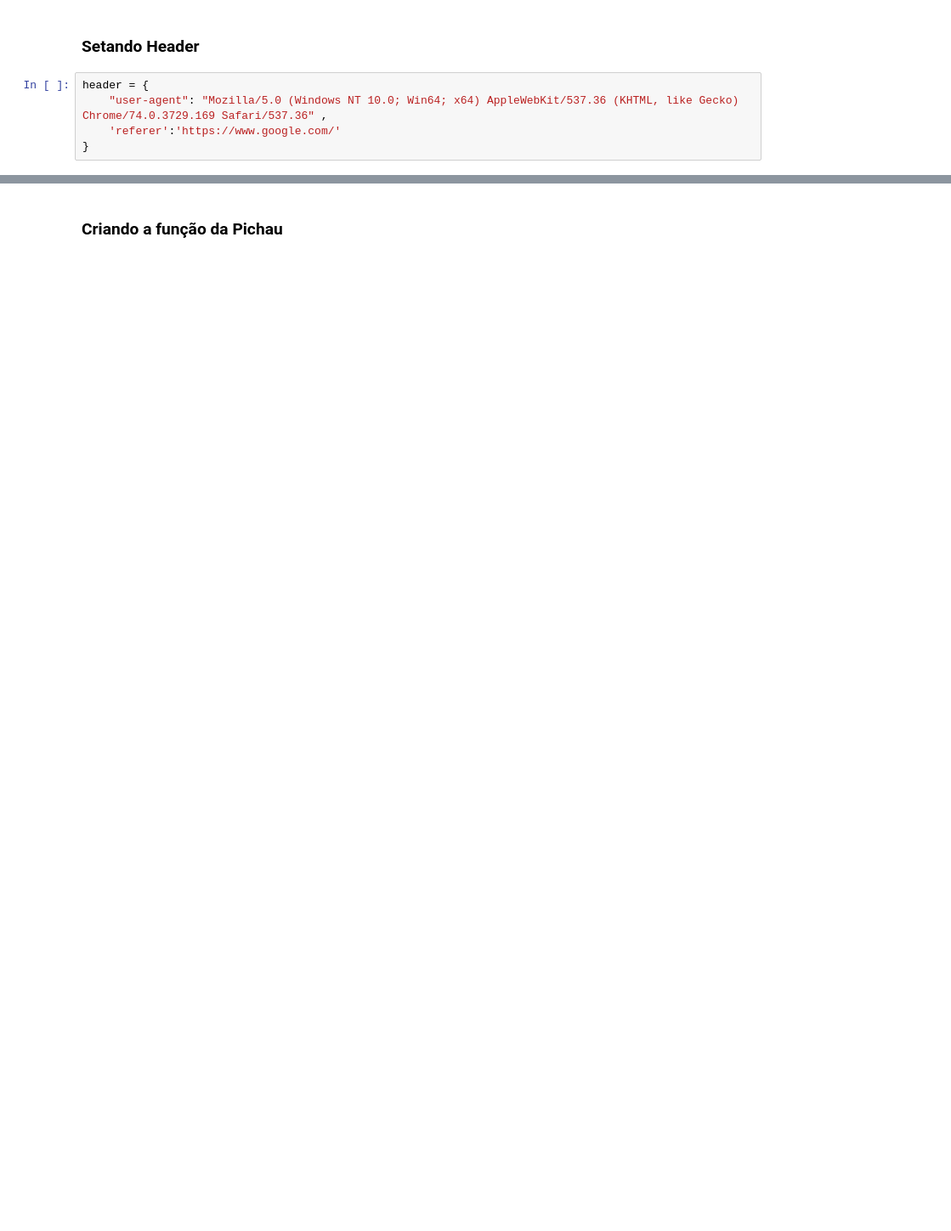
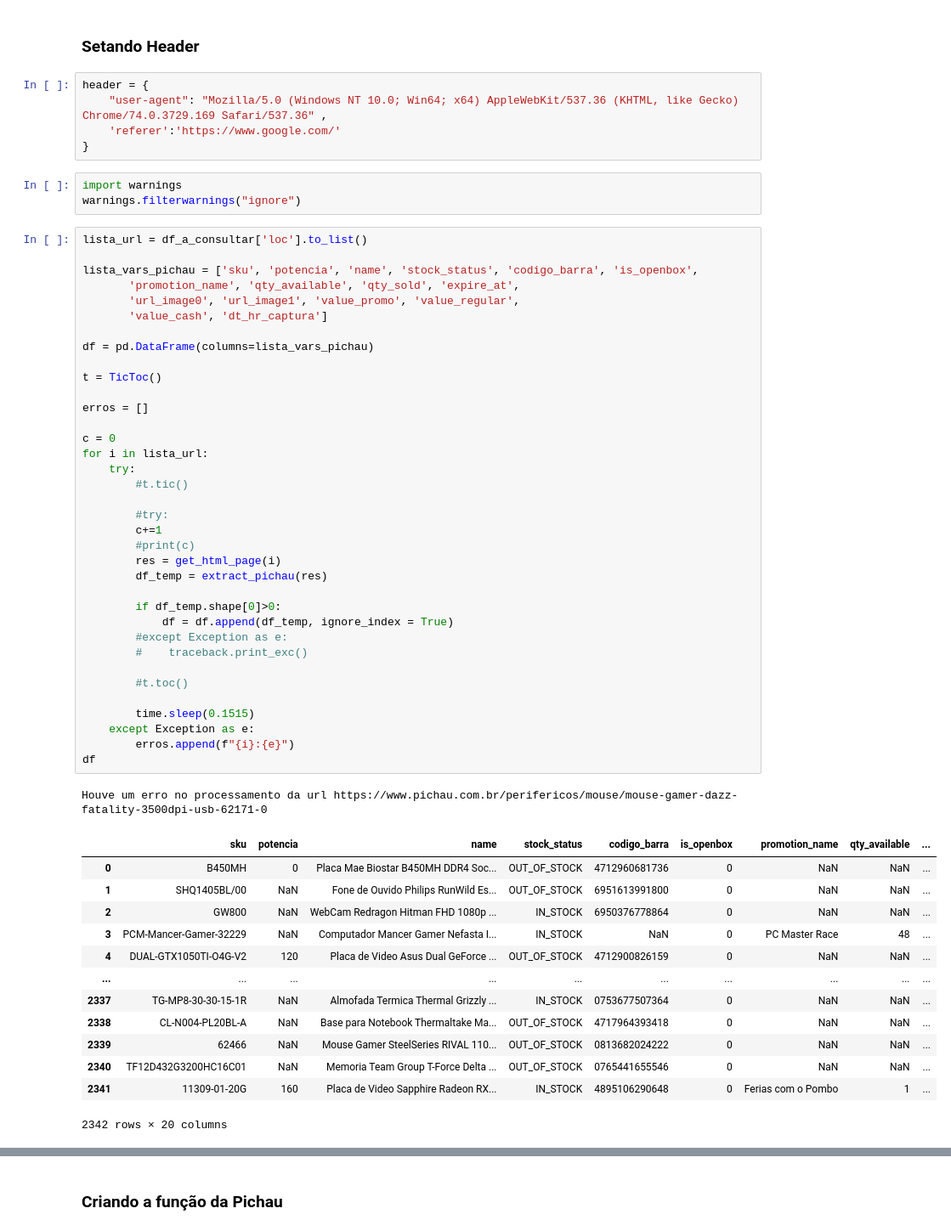
Before and after one commit to argoninc/MonitorPreco, a Jupyter notebook: notebook.ipynb, the cells around one changed output, grey strips where cells are left out. Shown: that part at 85% size. Drawn from its saved outputs; the diff is of its cells as text; blank space fills up the shorter version.

Commit message:
pichau v1

```diff
--- a/notebook.ipynb
+++ b/notebook.ipynb
@@ -52,3 +53,57 @@ header = {
     "user-agent": "Mozilla/5.0 (Windows NT 10.0; Win64; x64) AppleWebKit/537.36 (KHTML, like Gecko) Chrome/74.0.3729.169 Safari/537.36" ,
     'referer':'https://www.google.com/'
 }
+# %%
+import warnings
+warnings.filterwarnings("ignore")
+# %%
+lista_url = df_a_consultar['loc'].to_list()
+
+lista_vars_pichau = ['sku', 'potencia', 'name', 'stock_status', 'codigo_barra', 'is_openbox',
+       'promotion_name', 'qty_available', 'qty_sold', 'expire_at',
+       'url_image0', 'url_image1', 'value_promo', 'value_regular',
+       'value_cash', 'dt_hr_captura']
+
+df = pd.DataFrame(columns=lista_vars_pichau)
+
+t = TicToc()
+
+erros = []
+
+c = 0
+for i in lista_url:
+    try:
+        #t.tic()
+
+        #try:
+        c+=1
+        #print(c)
+        res = get_html_page(i)
+        df_temp = extract_pichau(res)
+
+        if df_temp.shape[0]>0:
+            df = df.append(df_temp, ignore_index = True)
+        #except Exception as e:
+        #    traceback.print_exc()
+
+        #t.toc()
+
+        time.sleep(0.1515)
+    except Exception as e:
+        erros.append(f"{i}:{e}")
+df
+# %% [output]
+Houve um erro no processamento da url https://www.pichau.com.br/perifericos/mouse/mouse-gamer-dazz-fatality-3500dpi-usb-62171-0
+|  | sku | potencia | name | stock_status | codigo_barra | is_openbox | promotion_name | qty_available | ... |
+| 0 | B450MH | 0 | Placa Mae Biostar B450MH DDR4 Soc... | OUT_OF_STOCK | 4712960681736 | 0 | NaN | NaN | ... |
+| 1 | SHQ1405BL/00 | NaN | Fone de Ouvido Philips RunWild Es... | OUT_OF_STOCK | 6951613991800 | 0 | NaN | NaN | ... |
+| 2 | GW800 | NaN | WebCam Redragon Hitman FHD 1080p ... | IN_STOCK | 6950376778864 | 0 | NaN | NaN | ... |
+| 3 | PCM-Mancer-Gamer-32229 | NaN | Computador Mancer Gamer Nefasta I... | IN_STOCK | NaN | 0 | PC Master Race | 48 | ... |
+| 4 | DUAL-GTX1050TI-O4G-V2 | 120 | Placa de Video Asus Dual GeForce ... | OUT_OF_STOCK | 4712900826159 | 0 | NaN | NaN | ... |
+| ... | ... | ... | ... | ... | ... | ... | ... | ... | ... |
+| 2337 | TG-MP8-30-30-15-1R | NaN | Almofada Termica Thermal Grizzly ... | IN_STOCK | 0753677507364 | 0 | NaN | NaN | ... |
+| 2338 | CL-N004-PL20BL-A | NaN | Base para Notebook Thermaltake Ma... | OUT_OF_STOCK | 4717964393418 | 0 | NaN | NaN | ... |
+| 2339 | 62466 | NaN | Mouse Gamer SteelSeries RIVAL 110... | OUT_OF_STOCK | 0813682024222 | 0 | NaN | NaN | ... |
+| 2340 | TF12D432G3200HC16C01 | NaN | Memoria Team Group T-Force Delta ... | OUT_OF_STOCK | 0765441655546 | 0 | NaN | NaN | ... |
+| 2341 | 11309-01-20G | 160 | Placa de Video Sapphire Radeon RX... | IN_STOCK | 4895106290648 | 0 | Ferias com o Pombo | 1 | ... |
+2342 rows × 20 columns
```
Also changed, not shown: parts of 15 cells of this notebook.
